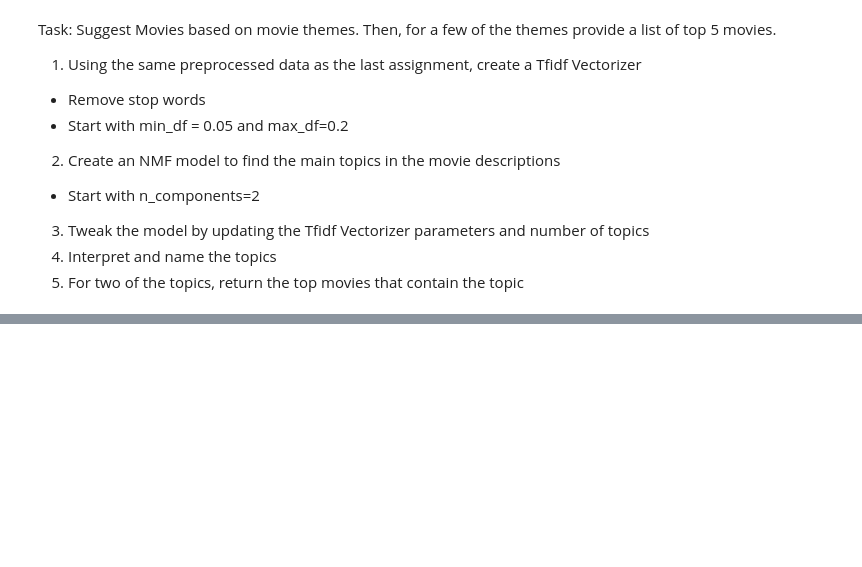
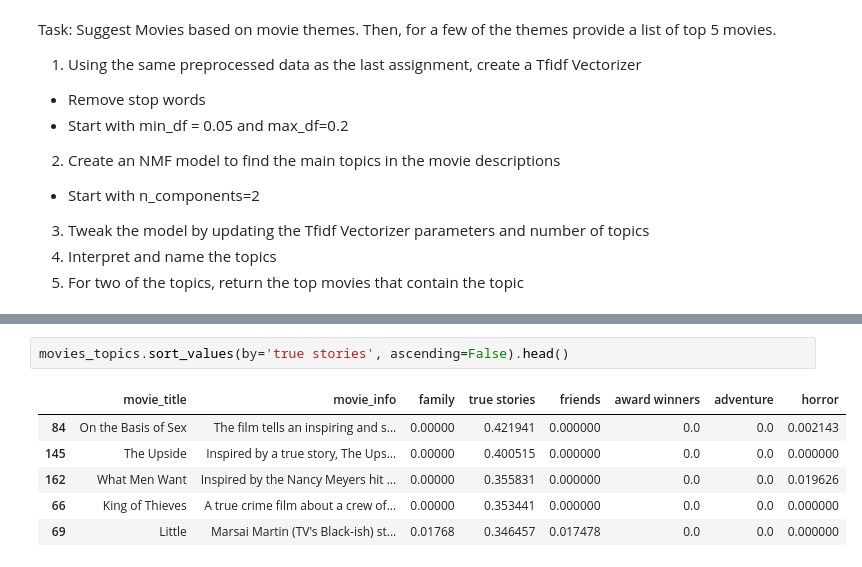
Before and after one commit to sulabola/NLP_in_Python, a Jupyter notebook: Chapter 3 - NLP with Machine Learning.ipynb, the cells around one changed output, grey strips where cells are left out. Drawn from its saved outputs; the diff is of its cells as text; blank space fills up the shorter version.

```diff
--- a/Chapter 3 - NLP with Machine Learning.ipynb
+++ b/Chapter 3 - NLP with Machine Learning.ipynb
@@ -1236,0 +1322,9 @@ Task: Suggest Movies based on movie themes. Then, for a few of the themes provid
+# %%
+movies_topics.sort_values(by='true stories', ascending=False).head()
+# %% [output]
+|  | movie_title | movie_info | family | true stories | friends | award winners | adventure | horror |
+| 84 | On the Basis of Sex | The film tells an inspiring and s... | 0.00000 | 0.421941 | 0.000000 | 0.0 | 0.0 | 0.002143 |
+| 145 | The Upside | Inspired by a true story, The Ups... | 0.00000 | 0.400515 | 0.000000 | 0.0 | 0.0 | 0.000000 |
+| 162 | What Men Want | Inspired by the Nancy Meyers hit ... | 0.00000 | 0.355831 | 0.000000 | 0.0 | 0.0 | 0.019626 |
+| 66 | King of Thieves | A true crime film about a crew of... | 0.00000 | 0.353441 | 0.000000 | 0.0 | 0.0 | 0.000000 |
+| 69 | Little | Marsai Martin (TV's Black-ish) st... | 0.01768 | 0.346457 | 0.017478 | 0.0 | 0.0 | 0.000000 |
```
Also changed, not shown: parts of 13 cells of this notebook.
